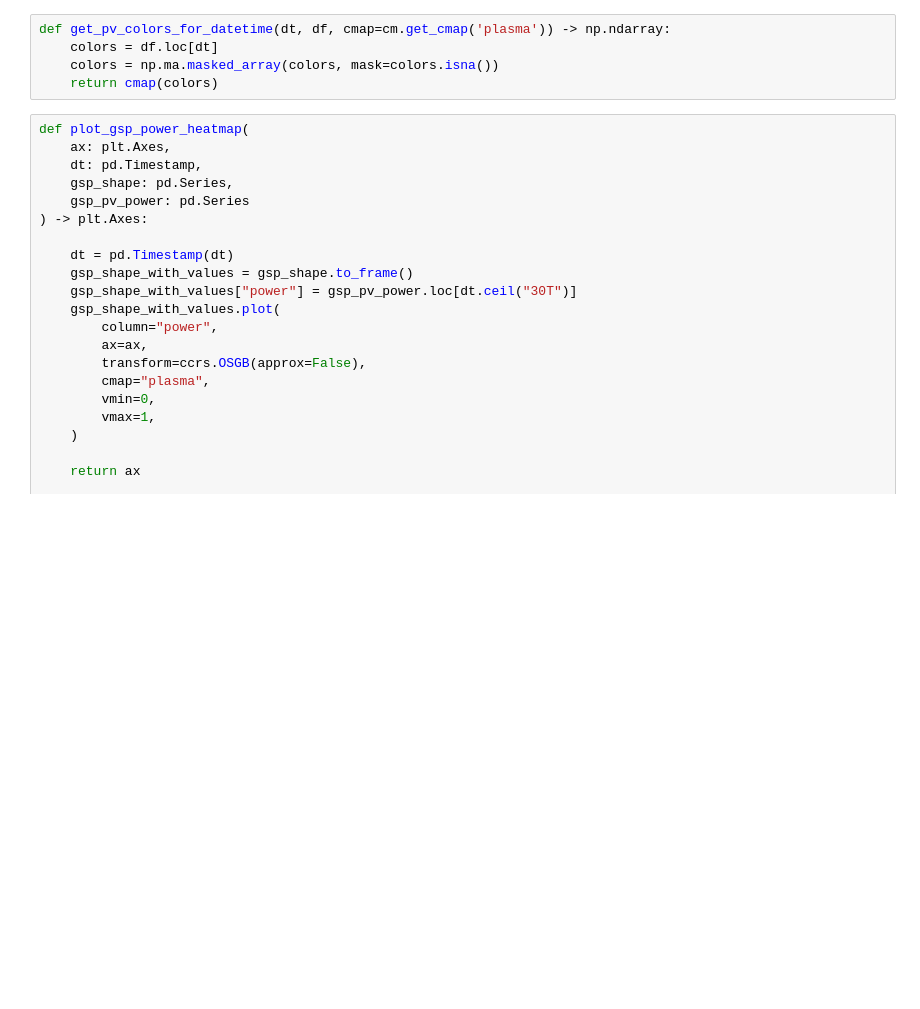
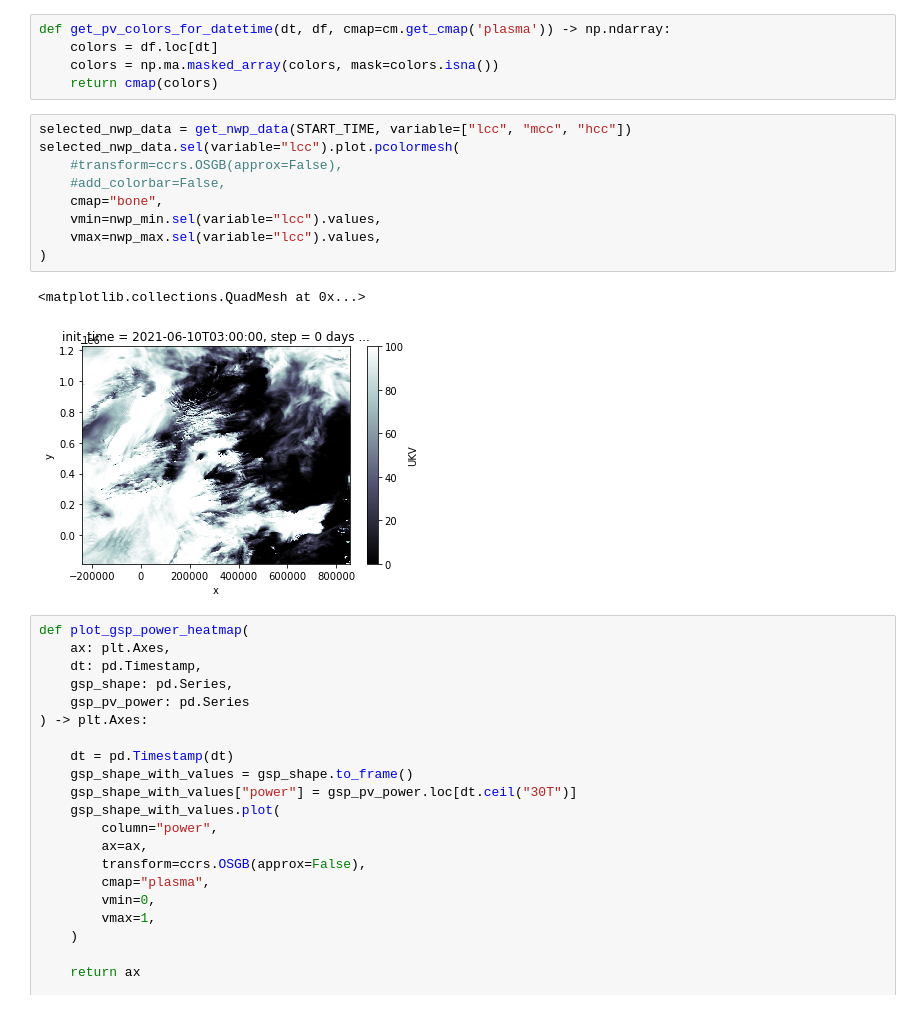
Before and after one commit to openclimatefix/nowcasting_utils, a Jupyter notebook: notebooks/animated_plot_of_satellite_and_pv_and_gsp_and_nwp.ipynb, the cells around one changed output. Drawn from its saved outputs; the diff is of its cells as text; blank space fills up the shorter version.

```diff
--- a/notebooks/animated_plot_of_satellite_and_pv_and_gsp_and_nwp.ipynb
+++ b/notebooks/animated_plot_of_satellite_and_pv_and_gsp_and_nwp.ipynb
@@ -286,6 +336,18 @@ def get_pv_colors_for_datetime(dt, df, cmap=cm.get_cmap('plasma')) -> np.ndarray
     colors = df.loc[dt]
     colors = np.ma.masked_array(colors, mask=colors.isna())
     return cmap(colors)
+# %%
+selected_nwp_data = get_nwp_data(START_TIME, variable=["lcc", "mcc", "hcc"])
+selected_nwp_data.sel(variable="lcc").plot.pcolormesh(
+    #transform=ccrs.OSGB(approx=False),
+    #add_colorbar=False,
+    cmap="bone",
+    vmin=nwp_min.sel(variable="lcc").values,
+    vmax=nwp_max.sel(variable="lcc").values,
+)
+# %% [output]
+<matplotlib.collections.QuadMesh at 0x...>
+[figure, added]
 # %%
 def plot_gsp_power_heatmap(
     ax: plt.Axes,
```
Also changed, not shown: parts of 11 cells of this notebook, 1 other file.
